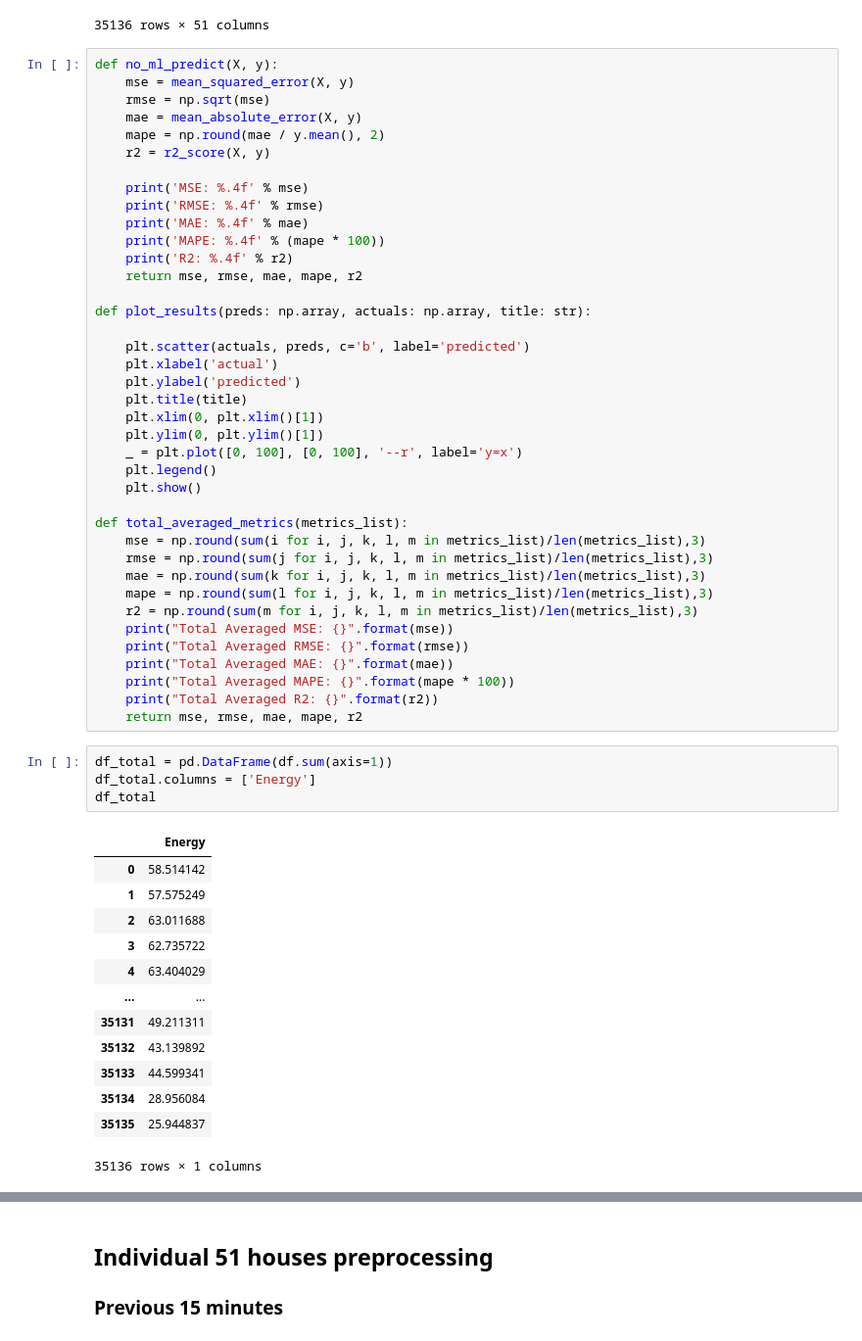
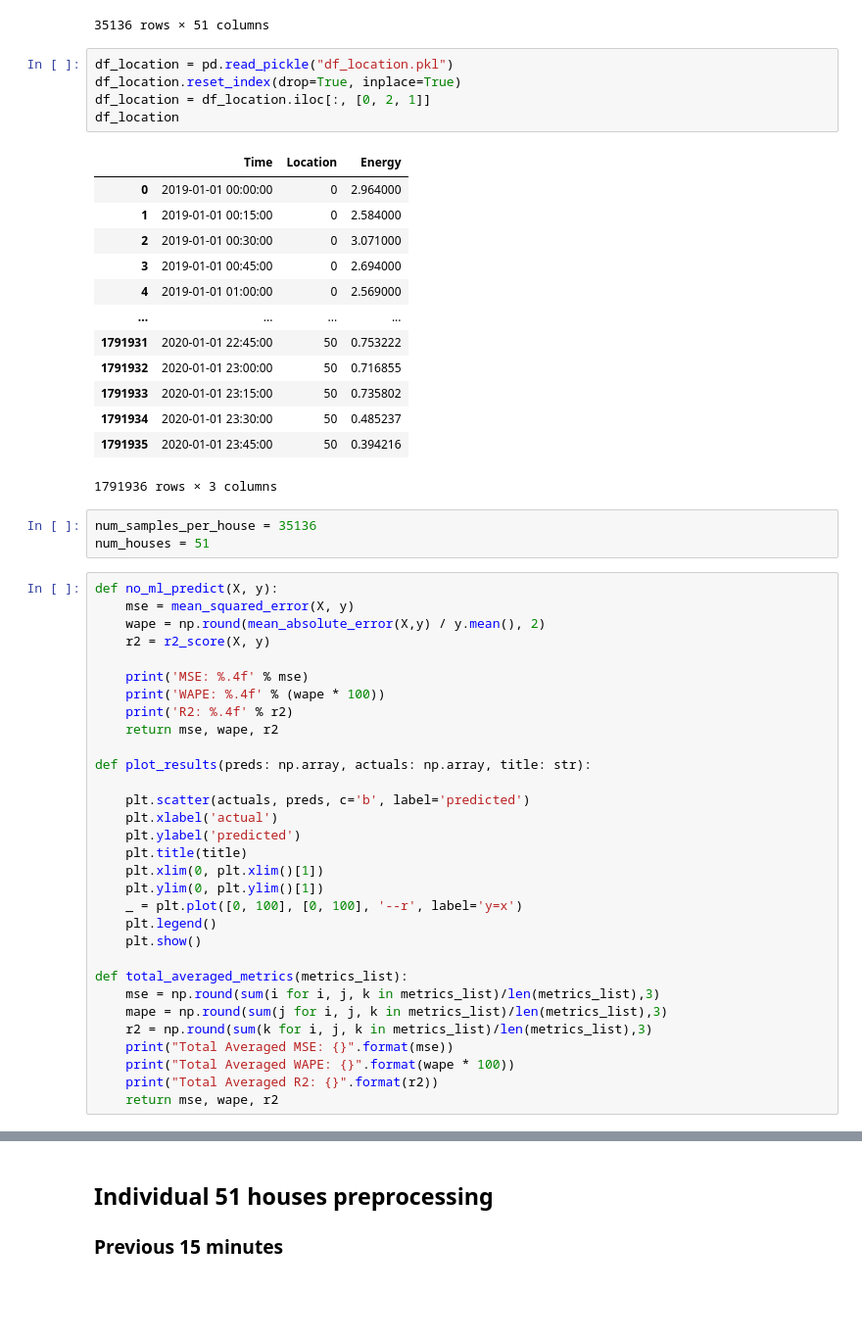
Before and after one commit to franciscomonteiro85/rec-energy-prediction-algorithm, a Jupyter notebook: REC_Without_ML.ipynb, the cells around one changed output, grey strips where cells are left out. Shown at 98% size. Saved outputs shown, nothing was run; the diff lists cells and outputs as text; blank space fills up the shorter version.

```diff
--- a/REC_Without_ML.ipynb
+++ b/REC_Without_ML.ipynb
@@ -27,20 +27,38 @@ df
 | 35134 | 1.697 | 1.446083 | 0.259545 | 0.130782 | 0.329682 | 1.666757 | 0.189302 | 0.548459 | 0.070958 | 0.648292 | ... | ... |
 | 35135 | 1.673 | 1.174827 | 0.259545 | 0.130782 | 0.329682 | 1.354107 | 0.208899 | 0.605235 | 0.070958 | 0.715402 | ... | ... |
 35136 rows × 51 columns
+# %%
+df_location = pd.read_pickle("df_location.pkl")
+df_location.reset_index(drop=True, inplace=True)
+df_location = df_location.iloc[:, [0, 2, 1]]
+df_location
+# %% [output]
+|  | Time | Location | Energy |
+| 0 | 2019-01-01 00:00:00 | 0 | 2.964000 |
+| 1 | 2019-01-01 00:15:00 | 0 | 2.584000 |
+| 2 | 2019-01-01 00:30:00 | 0 | 3.071000 |
+| 3 | 2019-01-01 00:45:00 | 0 | 2.694000 |
+| 4 | 2019-01-01 01:00:00 | 0 | 2.569000 |
+| ... | ... | ... | ... |
+| 1791931 | 2020-01-01 22:45:00 | 50 | 0.753222 |
+| 1791932 | 2020-01-01 23:00:00 | 50 | 0.716855 |
+| 1791933 | 2020-01-01 23:15:00 | 50 | 0.735802 |
+| 1791934 | 2020-01-01 23:30:00 | 50 | 0.485237 |
+| 1791935 | 2020-01-01 23:45:00 | 50 | 0.394216 |
+1791936 rows × 3 columns
+# %%
+num_samples_per_house = 35136
+num_houses = 51
 # %%
 def no_ml_predict(X, y):
     mse = mean_squared_error(X, y)
-    rmse = np.sqrt(mse)
-    mae = mean_absolute_error(X, y)
-    mape = np.round(mae / y.mean(), 2)
+    wape = np.round(mean_absolute_error(X,y) / y.mean(), 2)
     r2 = r2_score(X, y)
 
     print('MSE: %.4f' % mse)
-    print('RMSE: %.4f' % rmse)
-    print('MAE: %.4f' % mae)
-    print('MAPE: %.4f' % (mape * 100))
+    print('WAPE: %.4f' % (wape * 100))
     print('R2: %.4f' % r2)
-    return mse, rmse, mae, mape, r2
+    return mse, wape, r2
 
 def plot_results(preds: np.array, actuals: np.array, title: str):
 
@@ -55,32 +73,10 @@ def plot_results(preds: np.array, actuals: np.array, title: str):
     plt.show()
 
 def total_averaged_metrics(metrics_list):
-    mse = np.round(sum(i for i, j, k, l, m in metrics_list)/len(metrics_list),3)
-    rmse = np.round(sum(j for i, j, k, l, m in metrics_list)/len(metrics_list),3)
-    mae = np.round(sum(k for i, j, k, l, m in metrics_list)/len(metrics_list),3)
-    mape = np.round(sum(l for i, j, k, l, m in metrics_list)/len(metrics_list),3)
-    r2 = np.round(sum(m for i, j, k, l, m in metrics_list)/len(metrics_list),3)
+    mse = np.round(sum(i for i, j, k in metrics_list)/len(metrics_list),3)
+    mape = np.round(sum(j for i, j, k in metrics_list)/len(metrics_list),3)
+    r2 = np.round(sum(k for i, j, k in metrics_list)/len(metrics_list),3)
     print("Total Averaged MSE: {}".format(mse))
-    print("Total Averaged RMSE: {}".format(rmse))
-    print("Total Averaged MAE: {}".format(mae))
-    print("Total Averaged MAPE: {}".format(mape * 100))
+    print("Total Averaged WAPE: {}".format(wape * 100))
     print("Total Averaged R2: {}".format(r2))
-    return mse, rmse, mae, mape, r2
+    return mse, wape, r2
-# %%
-df_total = pd.DataFrame(df.sum(axis=1))
-df_total.columns = ['Energy']
-df_total
-# %% [output]
-|  | Energy |
-| 0 | 58.514142 |
-| 1 | 57.575249 |
-| 2 | 63.011688 |
-| 3 | 62.735722 |
-| 4 | 63.404029 |
-| ... | ... |
-| 35131 | 49.211311 |
-| 35132 | 43.139892 |
-| 35133 | 44.599341 |
-| 35134 | 28.956084 |
-| 35135 | 25.944837 |
-35136 rows × 1 columns
```
Also changed, not shown: parts of 35 cells of this notebook, 1 other file.
